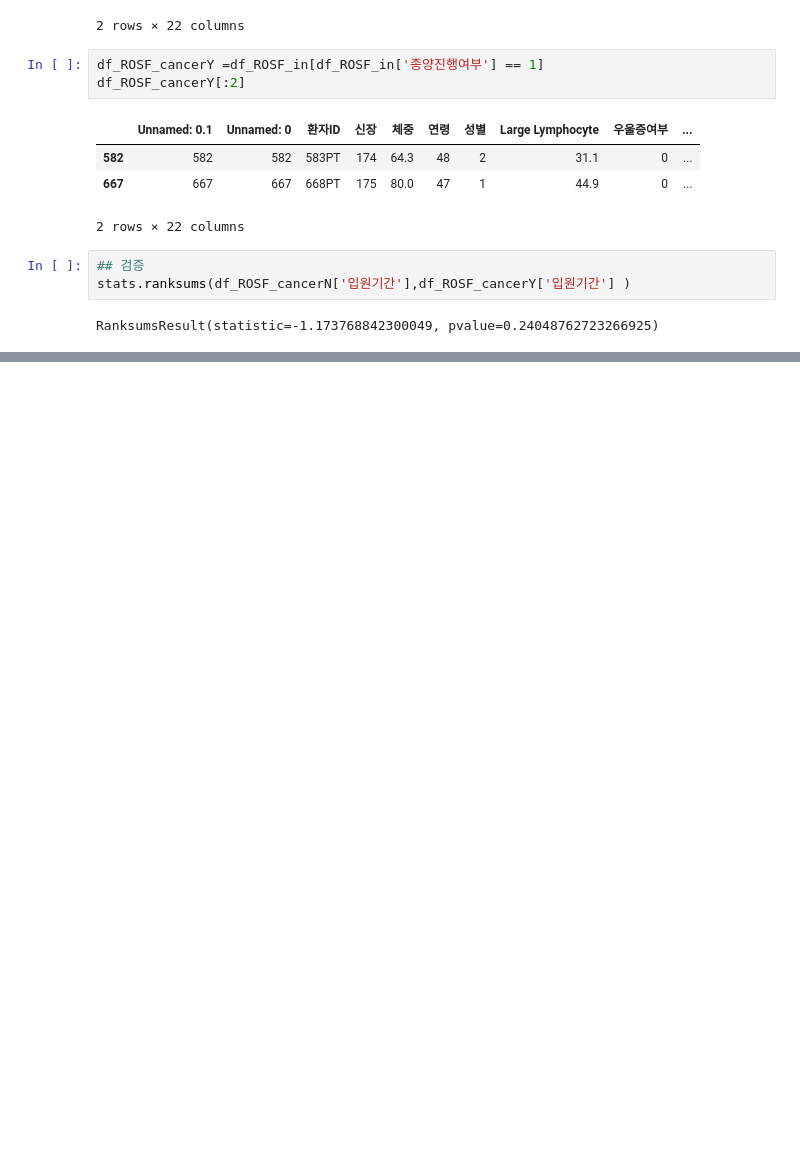
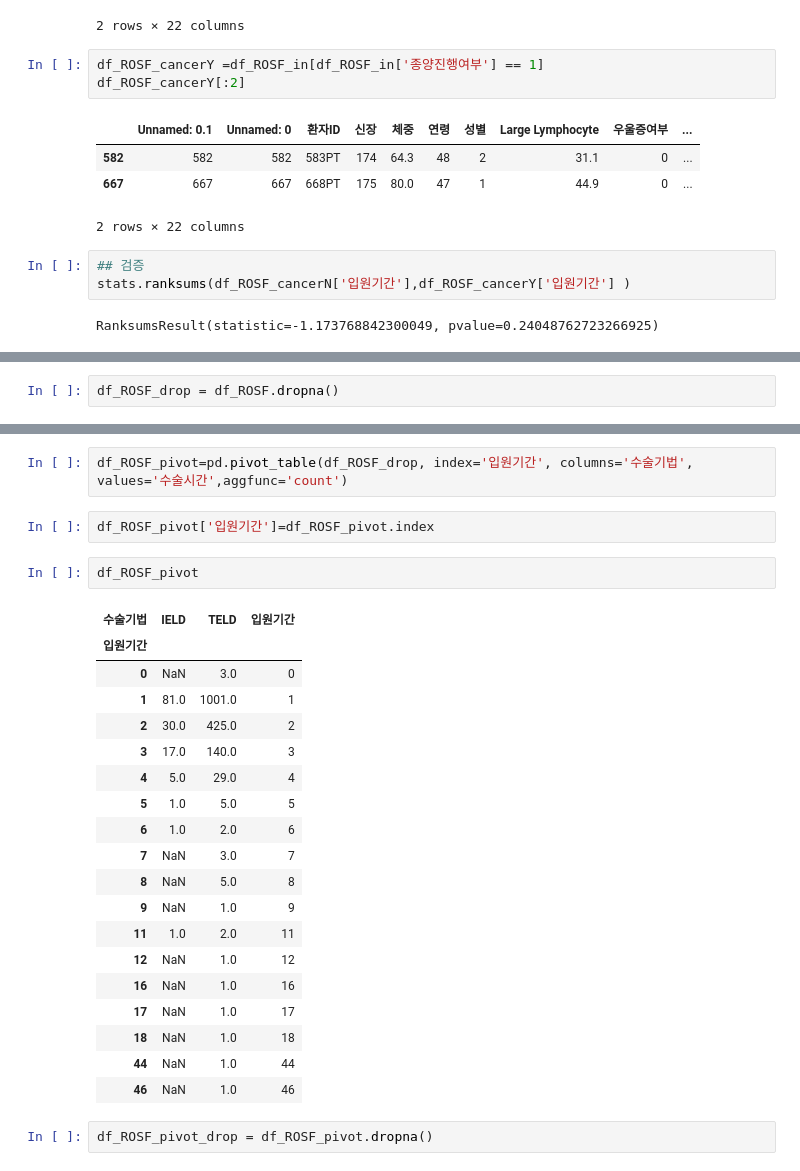
Before and after one commit to KKKKKIKKKK/toy_data_analysiss, a Jupyter notebook: codes/CDA/RecurrenceOfSurgery_CDA_SA.ipynb, the cells around one changed output, grey strips where cells are left out. Cells and saved outputs as stored; diff of their text form; blank space fills up the shorter version.

```diff
--- a/codes/CDA/RecurrenceOfSurgery_CDA_SA.ipynb
+++ b/codes/CDA/RecurrenceOfSurgery_CDA_SA.ipynb
@@ -310,0 +524,2 @@ RanksumsResult(statistic=-1.173768842300049, pvalue=0.24048762723266925)
+# %%
+df_ROSF_drop = df_ROSF.dropna()
@@ -310,0 +558,28 @@ RanksumsResult(statistic=-1.173768842300049, pvalue=0.24048762723266925)
+# %%
+df_ROSF_pivot=pd.pivot_table(df_ROSF_drop, index='입원기간', columns='수술기법', values='수술시간',aggfunc='count')
+# %%
+df_ROSF_pivot['입원기간']=df_ROSF_pivot.index
+# %%
+df_ROSF_pivot
+# %% [output]
+| 수술기법 | IELD | TELD | 입원기간 |
+| 입원기간 |  |  |  |
+| 0 | NaN | 3.0 | 0 |
+| 1 | 81.0 | 1001.0 | 1 |
+| 2 | 30.0 | 425.0 | 2 |
+| 3 | 17.0 | 140.0 | 3 |
+| 4 | 5.0 | 29.0 | 4 |
+| 5 | 1.0 | 5.0 | 5 |
+| 6 | 1.0 | 2.0 | 6 |
+| 7 | NaN | 3.0 | 7 |
+| 8 | NaN | 5.0 | 8 |
+| 9 | NaN | 1.0 | 9 |
+| 11 | 1.0 | 2.0 | 11 |
+| 12 | NaN | 1.0 | 12 |
+| 16 | NaN | 1.0 | 16 |
+| 17 | NaN | 1.0 | 17 |
+| 18 | NaN | 1.0 | 18 |
+| 44 | NaN | 1.0 | 44 |
+| 46 | NaN | 1.0 | 46 |
+# %%
+df_ROSF_pivot_drop = df_ROSF_pivot.dropna()
```
Also changed, not shown: parts of 38 cells of this notebook, 1 other file.
